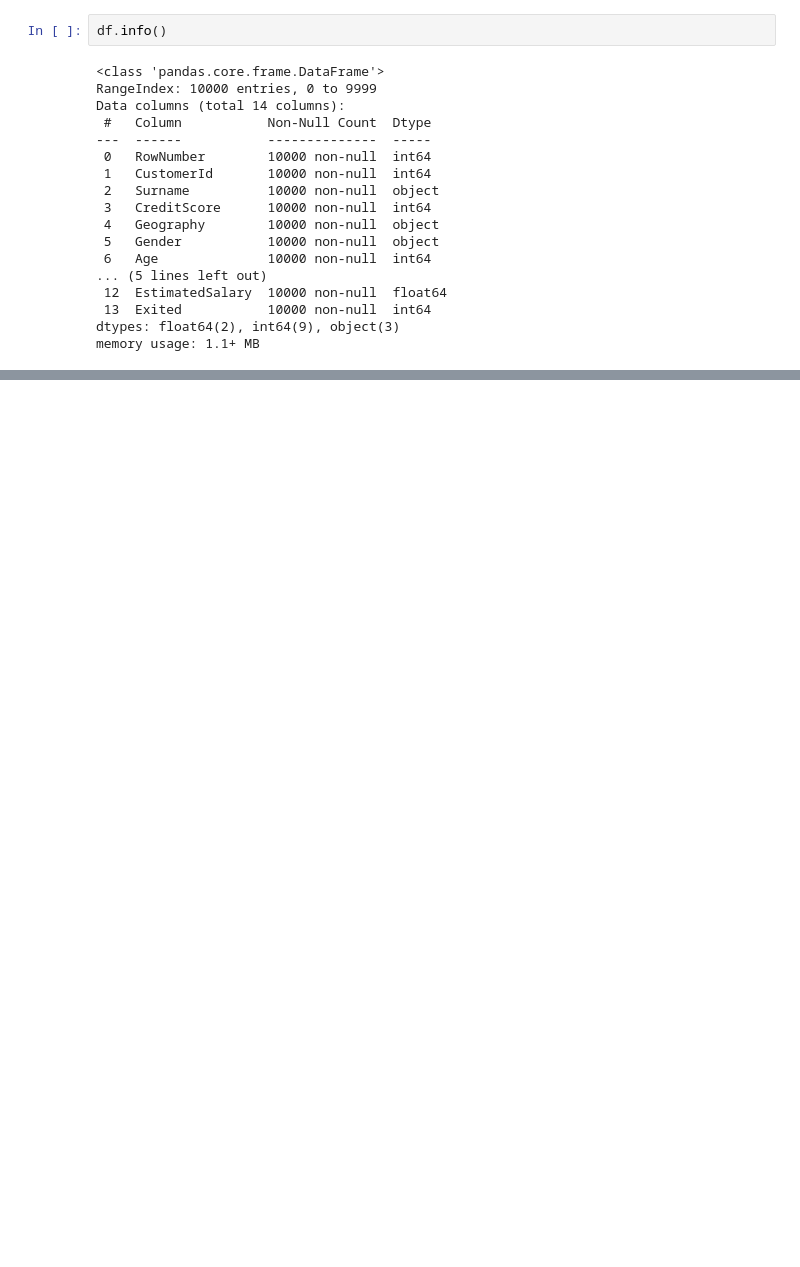
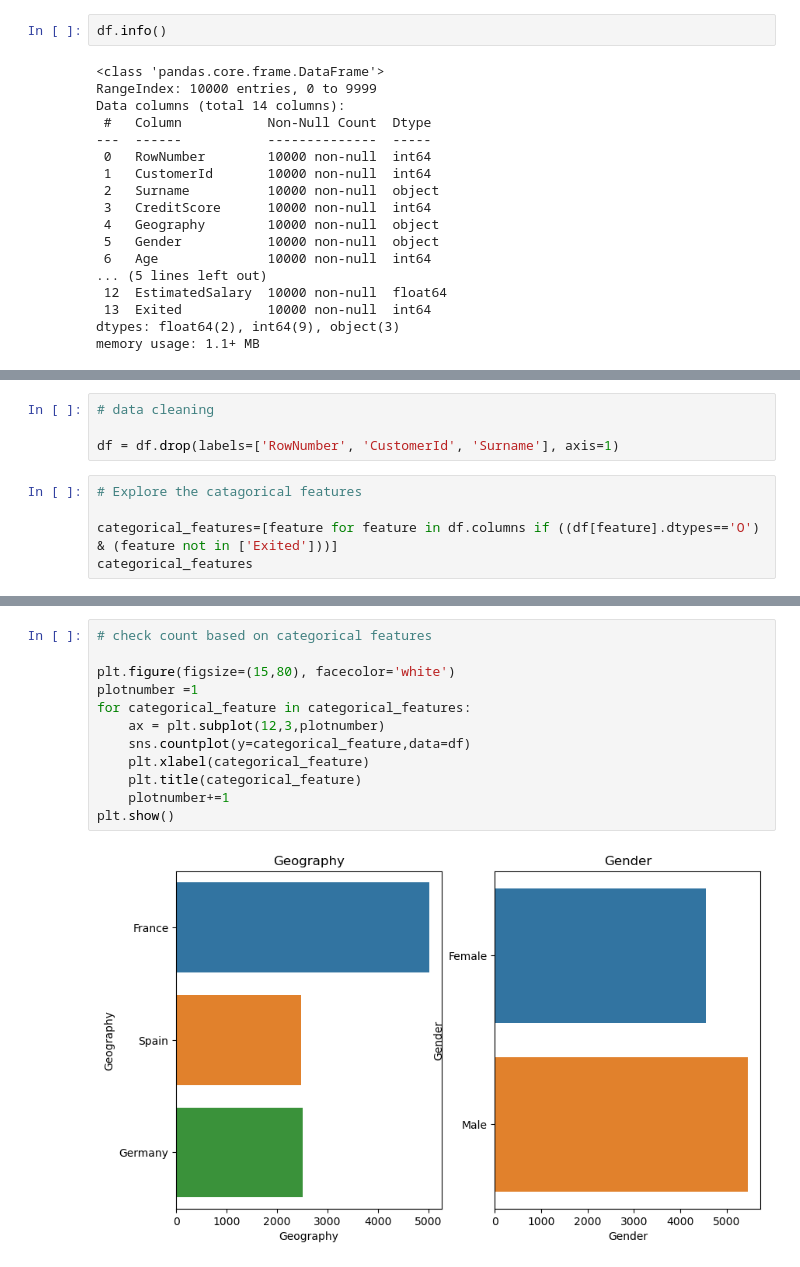
Before and after one commit to ashraful-shuvon/Machine_learning, a Jupyter notebook: Bank Customer Churn Prediction ML Project - Explainable Ai/Bank Customer Churn Prediction (X_AI).ipynb, the cells around one changed output, grey strips where cells are left out. Saved outputs shown, nothing was run; the diff lists cells and outputs as text; blank space fills up the shorter version.

```diff
--- a/Bank Customer Churn Prediction ML Project - Explainable Ai/Bank Customer Churn Prediction (X_AI).ipynb
+++ b/Bank Customer Churn Prediction ML Project - Explainable Ai/Bank Customer Churn Prediction (X_AI).ipynb
@@ -40,0 +137,9 @@ memory usage: 1.1+ MB
+# %%
+# data cleaning
+
+df = df.drop(labels=['RowNumber', 'CustomerId', 'Surname'], axis=1)
+# %%
+# Explore the catagorical features
+
+categorical_features=[feature for feature in df.columns if ((df[feature].dtypes=='O') & (feature not in ['Exited']))]
+categorical_features
@@ -40,0 +154,14 @@ memory usage: 1.1+ MB
+# %%
+# check count based on categorical features
+
+plt.figure(figsize=(15,80), facecolor='white')
+plotnumber =1
+for categorical_feature in categorical_features:
+    ax = plt.subplot(12,3,plotnumber)
+    sns.countplot(y=categorical_feature,data=df)
+    plt.xlabel(categorical_feature)
+    plt.title(categorical_feature)
+    plotnumber+=1
+plt.show()
+# %% [output]
+[figure, added]
```
Also changed, not shown: parts of 40 cells of this notebook.
